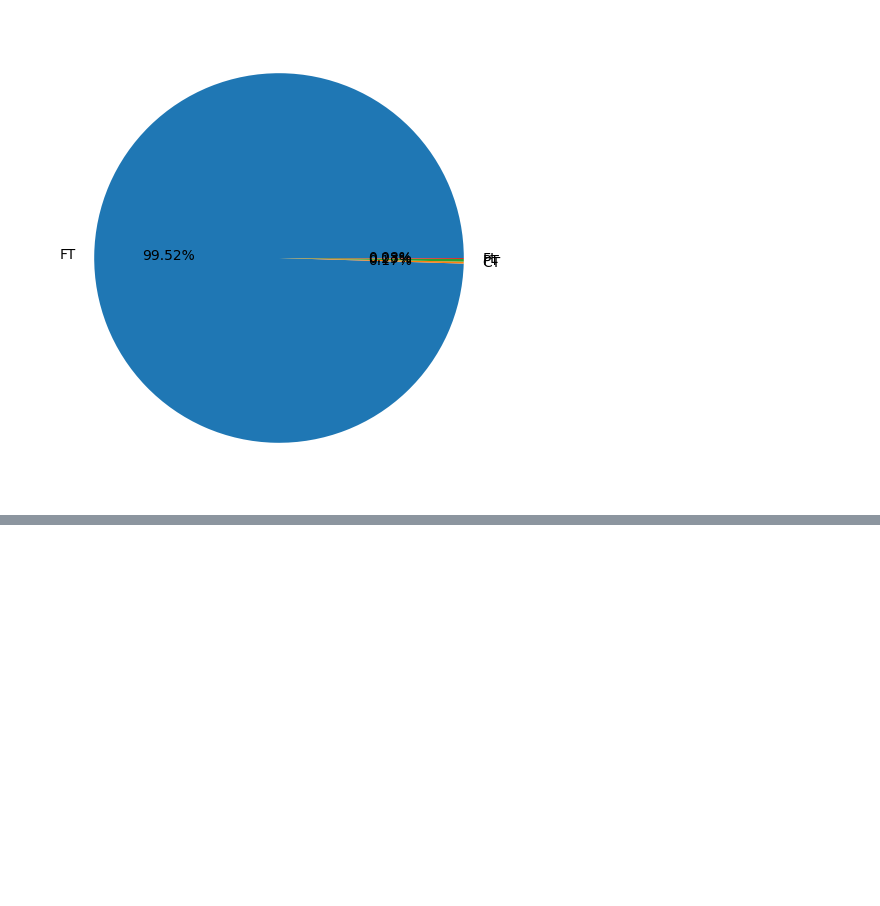
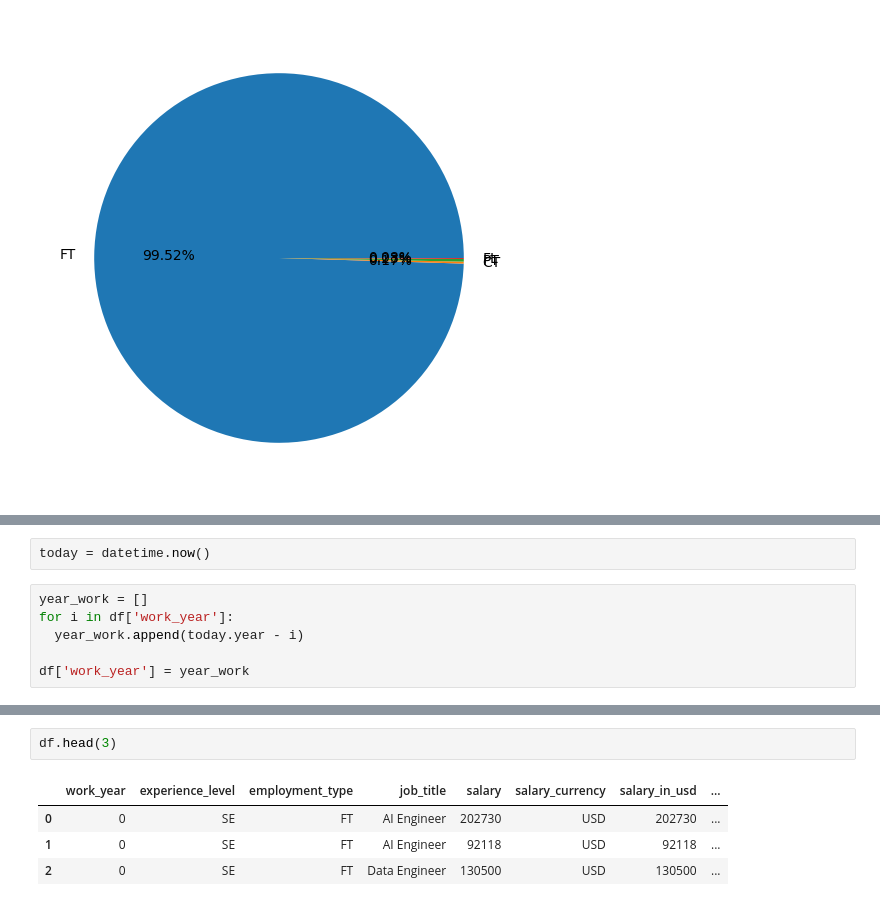
Before and after one commit to hasanenesguray/Data-Science-Projects, a Jupyter notebook: Regression/Data Developer/Data Developer Salary - Machine Learning & EDA.ipynb, the cells around one changed output, grey strips where cells are left out. Saved outputs shown, nothing was run; the diff lists cells and outputs as text; blank space fills up the shorter version.

```diff
--- a/Regression/Data Developer/Data Developer Salary - Machine Learning & EDA.ipynb
+++ b/Regression/Data Developer/Data Developer Salary - Machine Learning & EDA.ipynb
@@ -130,0 +167,8 @@ plt.pie(values, labels = labels, autopct = '%1.2f%%')
+# %%
+today = datetime.now()
+# %%
+year_work = []
+for i in df['work_year']:
+  year_work.append(today.year - i)
+
+df['work_year'] = year_work
@@ -130,0 +205,7 @@ plt.pie(values, labels = labels, autopct = '%1.2f%%')
+# %%
+df.head(3)
+# %% [output]
+|  | work_year | experience_level | employment_type | job_title | salary | salary_currency | salary_in_usd | ... |
+| 0 | 0 | SE | FT | AI Engineer | 202730 | USD | 202730 | ... |
+| 1 | 0 | SE | FT | AI Engineer | 92118 | USD | 92118 | ... |
+| 2 | 0 | SE | FT | Data Engineer | 130500 | USD | 130500 | ... |
```
Also changed, not shown: parts of 21 cells of this notebook.
